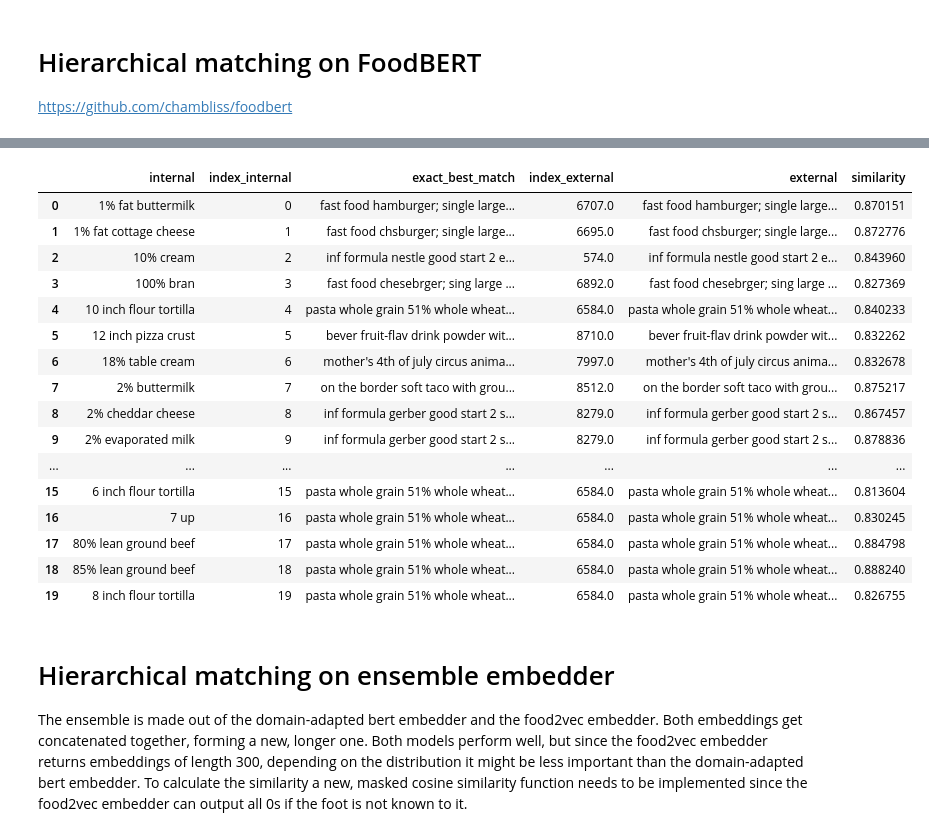
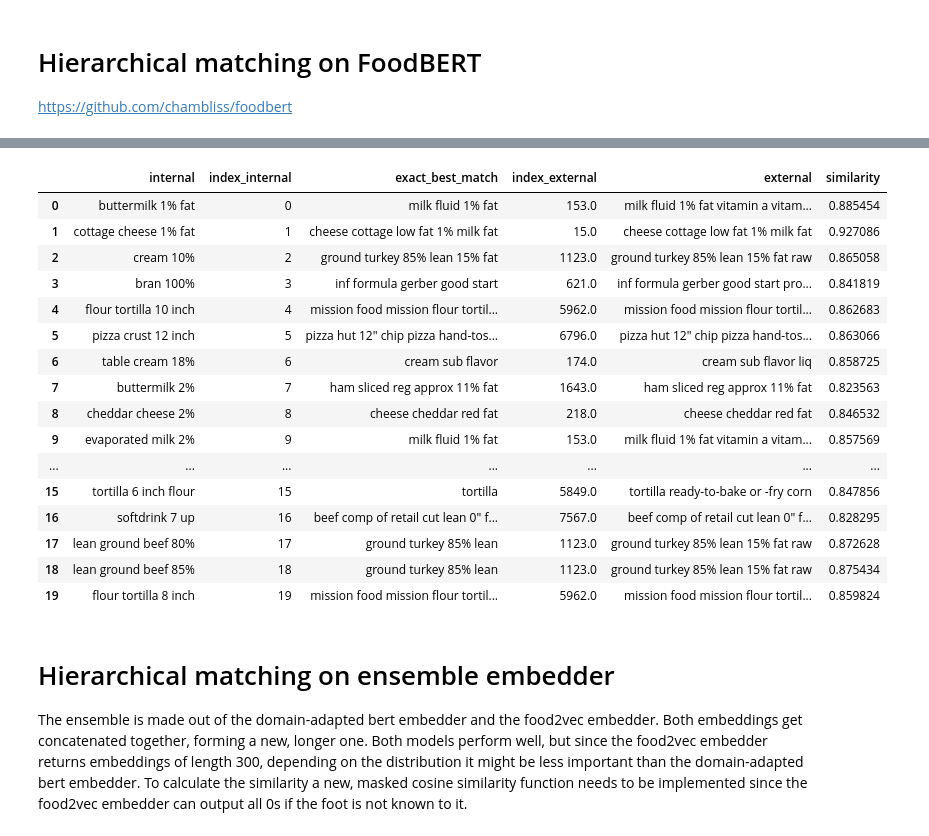
Before and after one commit to ja-nina/DietDupe, a Jupyter notebook: notebooks/hierarchical_matching.ipynb, the cells around one changed output, grey strips where cells are left out. Cells and saved outputs as stored; diff of their text form; code cells hidden in the pictures.

```diff
--- a/notebooks/hierarchical_matching.ipynb
+++ b/notebooks/hierarchical_matching.ipynb
@@ -165,2 +185,2 @@ from preprocessing.embedding_models.foodbert_embedder import FoodBertEmbedder
 # %%
-matcher_foodbert = Matcher(FoodBertEmbedder(), cleaned_internal_names, cleaned_external_names)
+matcher_foodbert = Matcher(FoodBertEmbedderAvg(), cleaned_internal_names, cleaned_external_names)
@@ -167,22 +195,22 @@ matcher_foodbert = Matcher(FoodBertEmbedder(), cleaned_internal_names, cleaned_e
 # %%
-#matching_results_foodbert = matcher_foodbert.run()
+matching_results_foodbert = matcher_foodbert.run()
 matching_results_foodbert.head(20)
 # %% [output]
 |  | internal | index_internal | exact_best_match | index_external | external | similarity |
-| 0 | 1% fat buttermilk | 0 | fast food hamburger; single large... | 6707.0 | fast food hamburger; single large... | 0.870151 |
-| 1 | 1% fat cottage cheese | 1 | fast food chsburger; single large... | 6695.0 | fast food chsburger; single large... | 0.872776 |
-| 2 | 10% cream | 2 | inf formula nestle good start 2 e... | 574.0 | inf formula nestle good start 2 e... | 0.843960 |
-| 3 | 100% bran | 3 | fast food chesebrger; sing large ... | 6892.0 | fast food chesebrger; sing large ... | 0.827369 |
-| 4 | 10 inch flour tortilla | 4 | pasta whole grain 51% whole wheat... | 6584.0 | pasta whole grain 51% whole wheat... | 0.840233 |
-| 5 | 12 inch pizza crust | 5 | bever fruit-flav drink powder wit... | 8710.0 | bever fruit-flav drink powder wit... | 0.832262 |
-| 6 | 18% table cream | 6 | mother's 4th of july circus anima... | 7997.0 | mother's 4th of july circus anima... | 0.832678 |
-| 7 | 2% buttermilk | 7 | on the border soft taco with grou... | 8512.0 | on the border soft taco with grou... | 0.875217 |
-| 8 | 2% cheddar cheese | 8 | inf formula gerber good start 2 s... | 8279.0 | inf formula gerber good start 2 s... | 0.867457 |
-| 9 | 2% evaporated milk | 9 | inf formula gerber good start 2 s... | 8279.0 | inf formula gerber good start 2 s... | 0.878836 |
+| 0 | buttermilk 1% fat | 0 | milk fluid 1% fat | 153.0 | milk fluid 1% fat vitamin a vitam... | 0.885454 |
+| 1 | cottage cheese 1% fat | 1 | cheese cottage low fat 1% milk fat | 15.0 | cheese cottage low fat 1% milk fat | 0.927086 |
+| 2 | cream 10% | 2 | ground turkey 85% lean 15% fat | 1123.0 | ground turkey 85% lean 15% fat raw | 0.865058 |
+| 3 | bran 100% | 3 | inf formula gerber good start | 621.0 | inf formula gerber good start pro... | 0.841819 |
+| 4 | flour tortilla 10 inch | 4 | mission food mission flour tortil... | 5962.0 | mission food mission flour tortil... | 0.862683 |
+| 5 | pizza crust 12 inch | 5 | pizza hut 12" chip pizza hand-tos... | 6796.0 | pizza hut 12" chip pizza hand-tos... | 0.863066 |
+| 6 | table cream 18% | 6 | cream sub flavor | 174.0 | cream sub flavor liq | 0.858725 |
+| 7 | buttermilk 2% | 7 | ham sliced reg approx 11% fat | 1643.0 | ham sliced reg approx 11% fat | 0.823563 |
+| 8 | cheddar cheese 2% | 8 | cheese cheddar red fat | 218.0 | cheese cheddar red fat | 0.846532 |
+| 9 | evaporated milk 2% | 9 | milk fluid 1% fat | 153.0 | milk fluid 1% fat vitamin a vitam... | 0.857569 |
 | ... | ... | ... | ... | ... | ... | ... |
-| 15 | 6 inch flour tortilla | 15 | pasta whole grain 51% whole wheat... | 6584.0 | pasta whole grain 51% whole wheat... | 0.813604 |
-| 16 | 7 up | 16 | pasta whole grain 51% whole wheat... | 6584.0 | pasta whole grain 51% whole wheat... | 0.830245 |
-| 17 | 80% lean ground beef | 17 | pasta whole grain 51% whole wheat... | 6584.0 | pasta whole grain 51% whole wheat... | 0.884798 |
-| 18 | 85% lean ground beef | 18 | pasta whole grain 51% whole wheat... | 6584.0 | pasta whole grain 51% whole wheat... | 0.888240 |
-| 19 | 8 inch flour tortilla | 19 | pasta whole grain 51% whole wheat... | 6584.0 | pasta whole grain 51% whole wheat... | 0.826755 |
+| 15 | tortilla 6 inch flour | 15 | tortilla | 5849.0 | tortilla ready-to-bake or -fry corn | 0.847856 |
+| 16 | softdrink 7 up | 16 | beef comp of retail cut lean 0" f... | 7567.0 | beef comp of retail cut lean 0" f... | 0.828295 |
+| 17 | lean ground beef 80% | 17 | ground turkey 85% lean | 1123.0 | ground turkey 85% lean 15% fat raw | 0.872628 |
+| 18 | lean ground beef 85% | 18 | ground turkey 85% lean | 1123.0 | ground turkey 85% lean 15% fat raw | 0.875434 |
+| 19 | flour tortilla 8 inch | 19 | mission food mission flour tortil... | 5962.0 | mission food mission flour tortil... | 0.859824 |
 # %%
```
Also changed, not shown: parts of 5 cells of this notebook, 4 other files.
